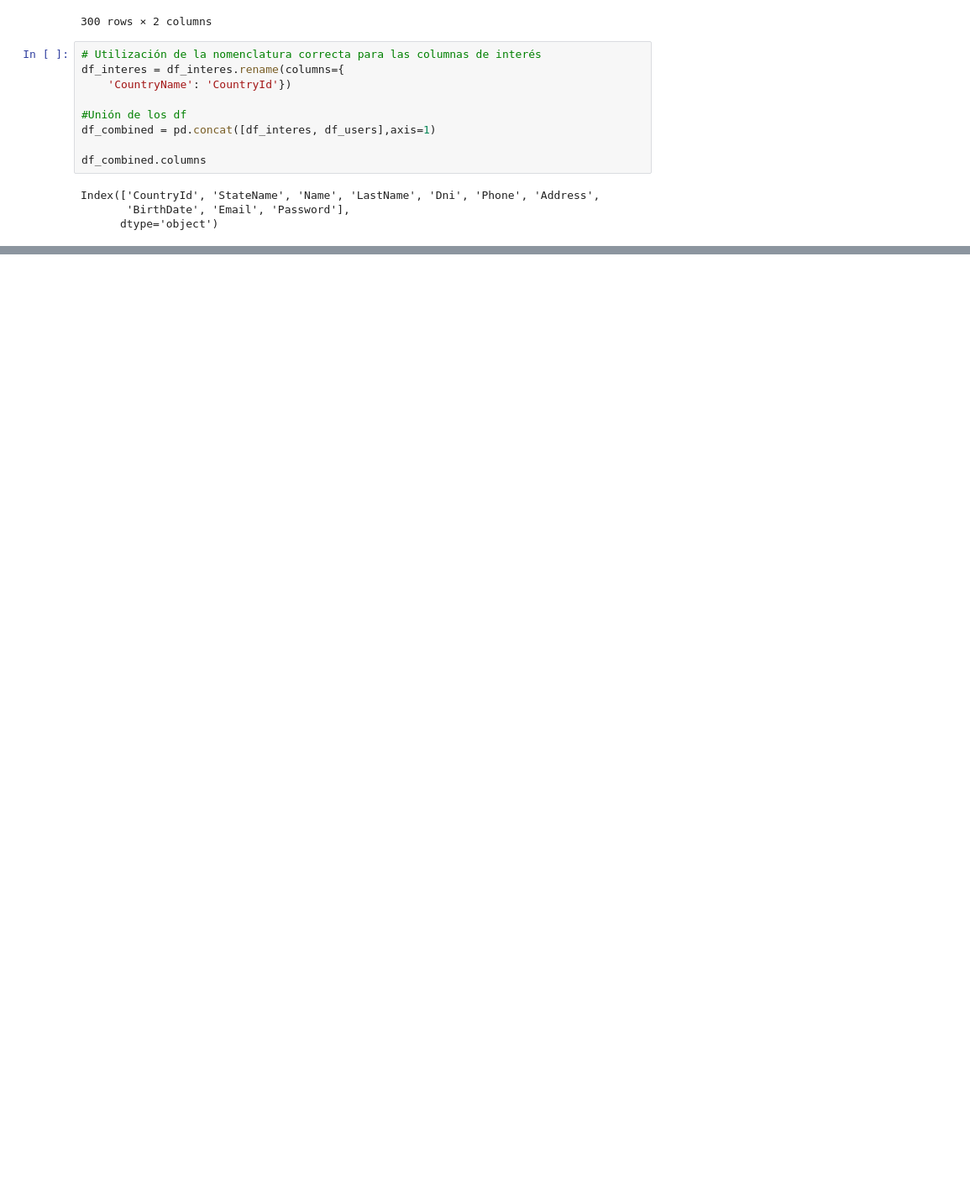
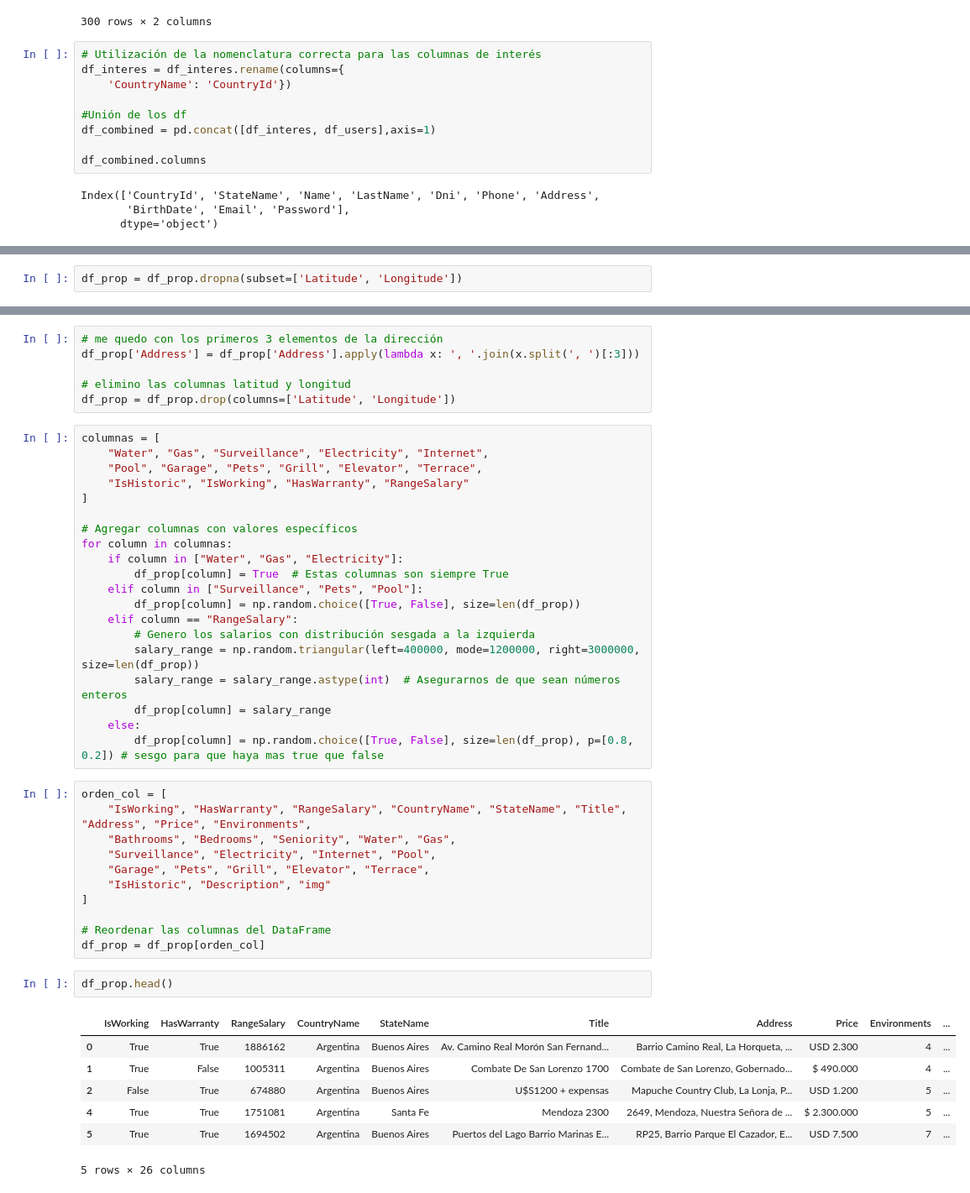
Before and after one commit to santiagobailleres/i004-reffindr-back-python, a Jupyter notebook: etl.ipynb, the cells around one changed output, grey strips where cells are left out. Shown at 84% size. Saved outputs shown, nothing was run; the diff lists cells and outputs as text; blank space fills up the shorter version.

```diff
--- a/etl.ipynb
+++ b/etl.ipynb
@@ -118,0 +120,2 @@ df_combined.head()
+# %%
+df_prop = df_prop.dropna(subset=['Latitude', 'Longitude'])
@@ -118,0 +136,47 @@ df_combined.head()
+# %%
+# me quedo con los primeros 3 elementos de la dirección
+df_prop['Address'] = df_prop['Address'].apply(lambda x: ', '.join(x.split(', ')[:3]))
+
+# elimino las columnas latitud y longitud
+df_prop = df_prop.drop(columns=['Latitude', 'Longitude'])
+# %%
+columnas = [
+    "Water", "Gas", "Surveillance", "Electricity", "Internet",
+    "Pool", "Garage", "Pets", "Grill", "Elevator", "Terrace",
+    "IsHistoric", "IsWorking", "HasWarranty", "RangeSalary"
+]
+
+# Agregar columnas con valores específicos
+for column in columnas:
+    if column in ["Water", "Gas", "Electricity"]:
+        df_prop[column] = True  # Estas columnas son siempre True
+    elif column in ["Surveillance", "Pets", "Pool"]:
+        df_prop[column] = np.random.choice([True, False], size=len(df_prop))
+    elif column == "RangeSalary":
+        # Genero los salarios con distribución sesgada a la izquierda
+        salary_range = np.random.triangular(left=400000, mode=1200000, right=3000000, size=len(df_prop))
+        salary_range = salary_range.astype(int)  # Asegurarnos de que sean números enteros
+        df_prop[column] = salary_range
+    else:
+        df_prop[column] = np.random.choice([True, False], size=len(df_prop), p=[0.8, 0.2]) # sesgo para que haya mas true que false
+# %%
+orden_col = [
+    "IsWorking", "HasWarranty", "RangeSalary", "CountryName", "StateName", "Title", "Address", "Price", "Environments",
+    "Bathrooms", "Bedrooms", "Seniority", "Water", "Gas",
+    "Surveillance", "Electricity", "Internet", "Pool",
+    "Garage", "Pets", "Grill", "Elevator", "Terrace",
+    "IsHistoric", "Description", "img"
+]
+
+# Reordenar las columnas del DataFrame
+df_prop = df_prop[orden_col]
+# %%
+df_prop.head()
+# %% [output]
+|  | IsWorking | HasWarranty | RangeSalary | CountryName | StateName | Title | Address | Price | Environments | ... |
+| 0 | True | True | 1886162 | Argentina | Buenos Aires | Av. Camino Real Morón San Fernand... | Barrio Camino Real, La Horqueta, ... | USD 2.300 | 4 | ... |
+| 1 | True | False | 1005311 | Argentina | Buenos Aires | Combate De San Lorenzo 1700 | Combate de San Lorenzo, Gobernado... | $ 490.000 | 4 | ... |
+| 2 | False | True | 674880 | Argentina | Buenos Aires | U$S1200 + expensas | Mapuche Country Club, La Lonja, P... | USD 1.200 | 5 | ... |
+| 4 | True | True | 1751081 | Argentina | Santa Fe | Mendoza 2300 | 2649, Mendoza, Nuestra Señora de ... | $ 2.300.000 | 5 | ... |
+| 5 | True | True | 1694502 | Argentina | Buenos Aires | Puertos del Lago Barrio Marinas E... | RP25, Barrio Parque El Cazador, E... | USD 7.500 | 7 | ... |
+5 rows × 26 columns
```
Also changed, not shown: parts of 9 cells of this notebook.
